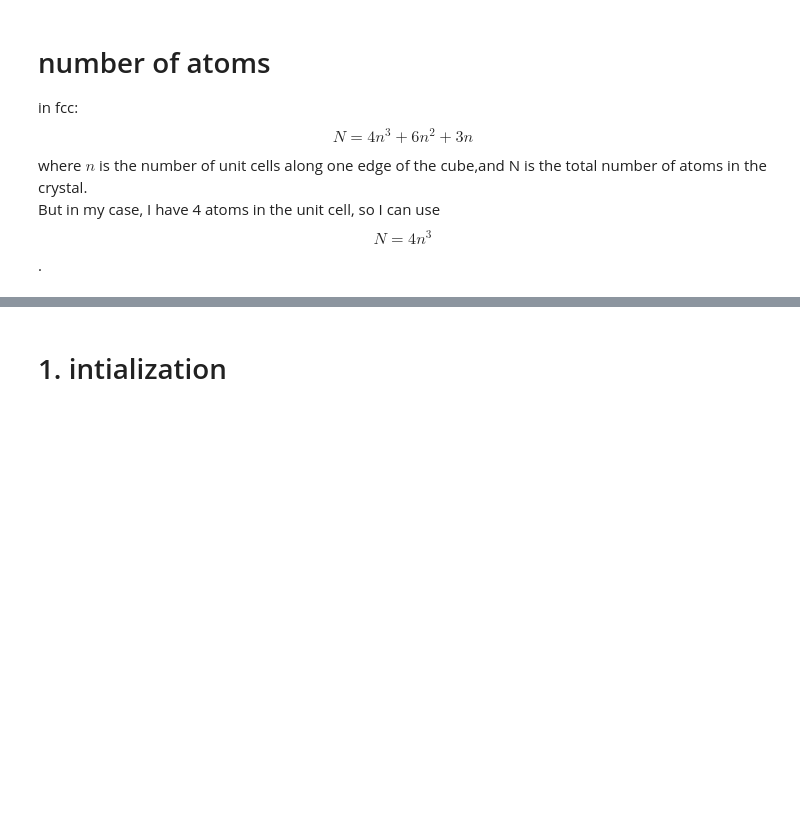
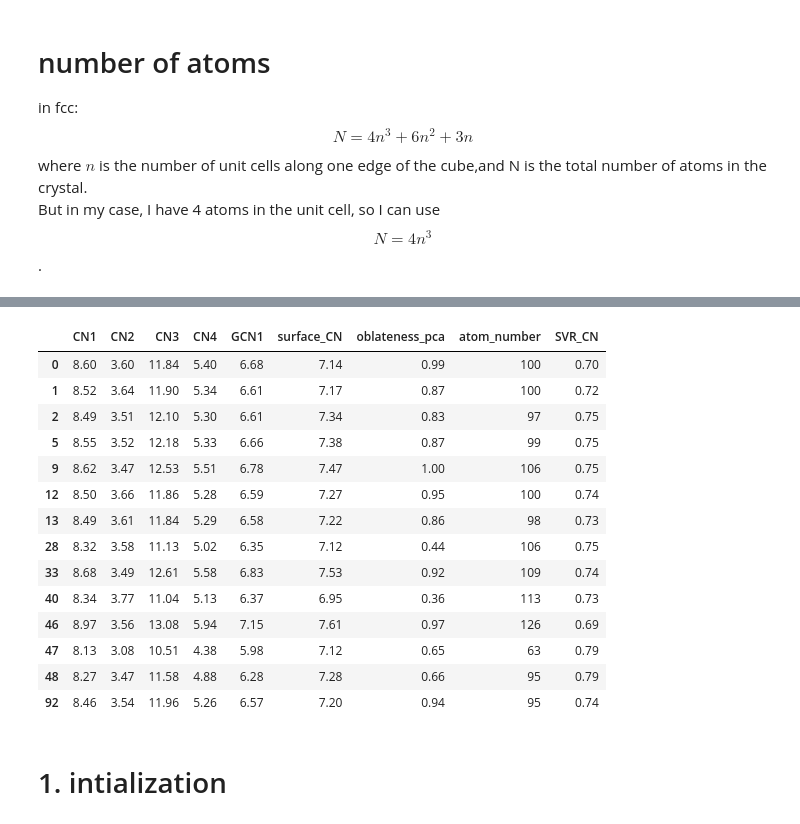
Before and after one commit to kaifengZheng/GA_nano_generator, a Jupyter notebook: essential_linux_test/particle_generator_niche_final.ipynb, the cells around one changed output, grey strips where cells are left out. Saved outputs shown, nothing was run; the diff lists cells and outputs as text; code cells hidden in the pictures; blank space fills up the shorter version.

```diff
--- a/essential_linux_test/particle_generator_niche_final.ipynb
+++ b/essential_linux_test/particle_generator_niche_final.ipynb
@@ -2150,3 +2196,21 @@ view(Atoms_3quarter[2])
+# %%
+pdes.drop_duplicates()
+# %% [output]
+|  | CN1 | CN2 | CN3 | CN4 | GCN1 | surface_CN | oblateness_pca | atom_number | SVR_CN |
+| 0 | 8.60 | 3.60 | 11.84 | 5.40 | 6.68 | 7.14 | 0.99 | 100 | 0.70 |
+| 1 | 8.52 | 3.64 | 11.90 | 5.34 | 6.61 | 7.17 | 0.87 | 100 | 0.72 |
+| 2 | 8.49 | 3.51 | 12.10 | 5.30 | 6.61 | 7.34 | 0.83 | 97 | 0.75 |
+| 5 | 8.55 | 3.52 | 12.18 | 5.33 | 6.66 | 7.38 | 0.87 | 99 | 0.75 |
+| 9 | 8.62 | 3.47 | 12.53 | 5.51 | 6.78 | 7.47 | 1.00 | 106 | 0.75 |
+| 12 | 8.50 | 3.66 | 11.86 | 5.28 | 6.59 | 7.27 | 0.95 | 100 | 0.74 |
+| 13 | 8.49 | 3.61 | 11.84 | 5.29 | 6.58 | 7.22 | 0.86 | 98 | 0.73 |
+| 28 | 8.32 | 3.58 | 11.13 | 5.02 | 6.35 | 7.12 | 0.44 | 106 | 0.75 |
+| 33 | 8.68 | 3.49 | 12.61 | 5.58 | 6.83 | 7.53 | 0.92 | 109 | 0.74 |
+| 40 | 8.34 | 3.77 | 11.04 | 5.13 | 6.37 | 6.95 | 0.36 | 113 | 0.73 |
+| 46 | 8.97 | 3.56 | 13.08 | 5.94 | 7.15 | 7.61 | 0.97 | 126 | 0.69 |
+| 47 | 8.13 | 3.08 | 10.51 | 4.38 | 5.98 | 7.12 | 0.65 | 63 | 0.79 |
+| 48 | 8.27 | 3.47 | 11.58 | 4.88 | 6.28 | 7.28 | 0.66 | 95 | 0.79 |
+| 92 | 8.46 | 3.54 | 11.96 | 5.26 | 6.57 | 7.20 | 0.94 | 95 | 0.74 |
 # %%
 #5
 fitness=np.random.random(1000)
```
Also changed, not shown: parts of 10 cells of this notebook, 5 other files.
